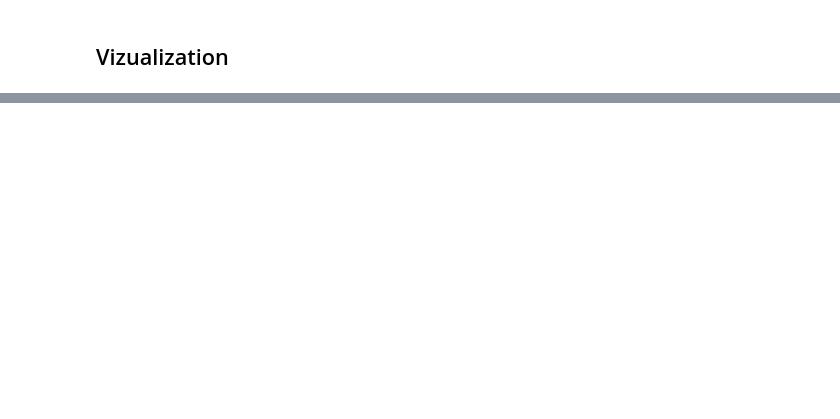
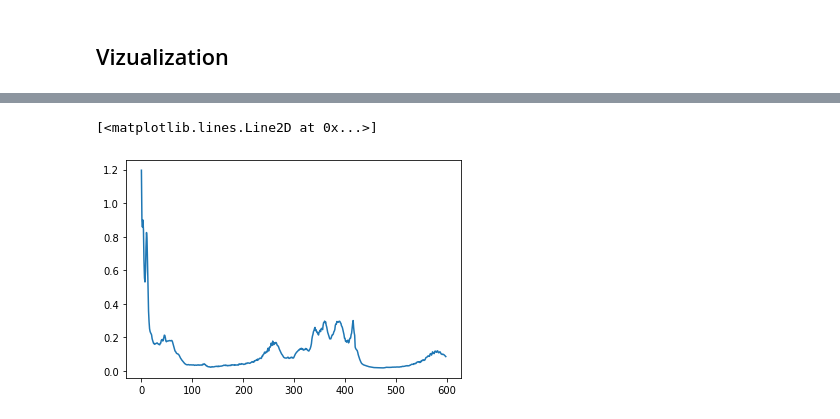
Before and after one commit to hopo1/graph_flow_simulation, a Jupyter notebook: graph_lib.ipynb, the cells around one changed output, grey strips where cells are left out. Cells and saved outputs as stored; diff of their text form; code cells hidden in the pictures; blank space fills up the shorter version.

Commit message:
add error graph

```diff
--- a/graph_lib.ipynb
+++ b/graph_lib.ipynb
@@ -351,6 +368,8 @@ if not IN_COLAB or colab_train:
     if latest is not None:
         start = int(re.findall('\d+$', latest)[0])
     t = time.time()
+    print("training")
+    sys.stdout.flush()
     for i in range(start, int(1e7)):
         a = itr.next()
         m = update_step(a)
@@ -505,6 +595,9 @@ for i in tt:
 # %%
 lss = [x.numpy() for x in lss]
 # %%
-plt.plot(lss[:10])
+plt.plot(lss)
+# %% [output]
+[<matplotlib.lines.Line2D at 0x...>]
+[figure, added]
 # %%
 1e7/(1000*600)
```
Also changed, not shown: parts of 18 cells of this notebook.
